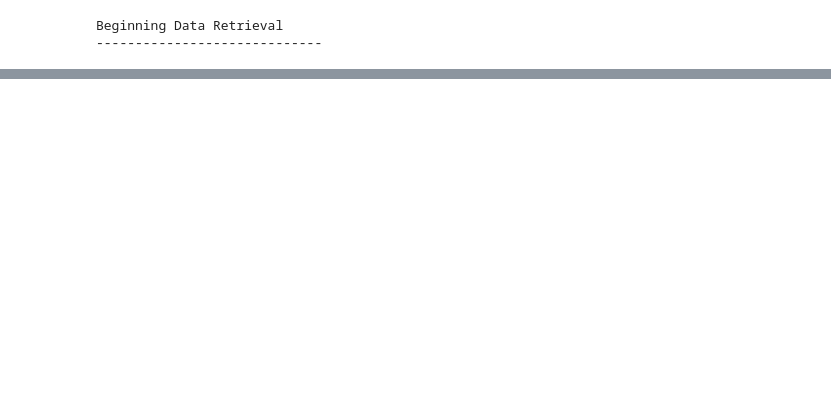
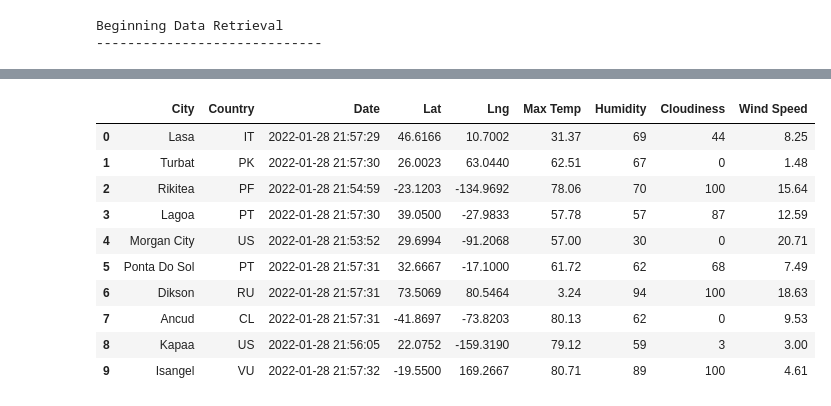
Before and after one commit to jmsuarez1997/World_Weather_Analysis, a Jupyter notebook: WeatherPy.ipynb, the cells around one changed output, grey strips where cells are left out. Saved outputs shown, nothing was run; the diff lists cells and outputs as text; code cells hidden in the pictures; blank space fills up the shorter version.

```diff
--- a/WeatherPy.ipynb
+++ b/WeatherPy.ipynb
@@ -143,0 +165,16 @@ print(city_data)
+# %%
+new_column_order = ["City", "Country", "Date", "Lat", "Lng", "Max Temp", "Humidity", "Cloudiness", "Wind Speed"]
+city_data_df = city_data_df[new_column_order]
+city_data_df.head(10)
+# %% [output]
+|  | City | Country | Date | Lat | Lng | Max Temp | Humidity | Cloudiness | Wind Speed |
+| 0 | Lasa | IT | 2022-01-28 21:57:29 | 46.6166 | 10.7002 | 31.37 | 69 | 44 | 8.25 |
+| 1 | Turbat | PK | 2022-01-28 21:57:30 | 26.0023 | 63.0440 | 62.51 | 67 | 0 | 1.48 |
+| 2 | Rikitea | PF | 2022-01-28 21:54:59 | -23.1203 | -134.9692 | 78.06 | 70 | 100 | 15.64 |
+| 3 | Lagoa | PT | 2022-01-28 21:57:30 | 39.0500 | -27.9833 | 57.78 | 57 | 87 | 12.59 |
+| 4 | Morgan City | US | 2022-01-28 21:53:52 | 29.6994 | -91.2068 | 57.00 | 30 | 0 | 20.71 |
+| 5 | Ponta Do Sol | PT | 2022-01-28 21:57:31 | 32.6667 | -17.1000 | 61.72 | 62 | 68 | 7.49 |
+| 6 | Dikson | RU | 2022-01-28 21:57:31 | 73.5069 | 80.5464 | 3.24 | 94 | 100 | 18.63 |
+| 7 | Ancud | CL | 2022-01-28 21:57:31 | -41.8697 | -73.8203 | 80.13 | 62 | 0 | 9.53 |
+| 8 | Kapaa | US | 2022-01-28 21:56:05 | 22.0752 | -159.3190 | 79.12 | 59 | 3 | 3.00 |
+| 9 | Isangel | VU | 2022-01-28 21:57:32 | -19.5500 | 169.2667 | 80.71 | 89 | 100 | 4.61 |
```
Also changed, not shown: parts of 6 cells of this notebook, 1 other file.
